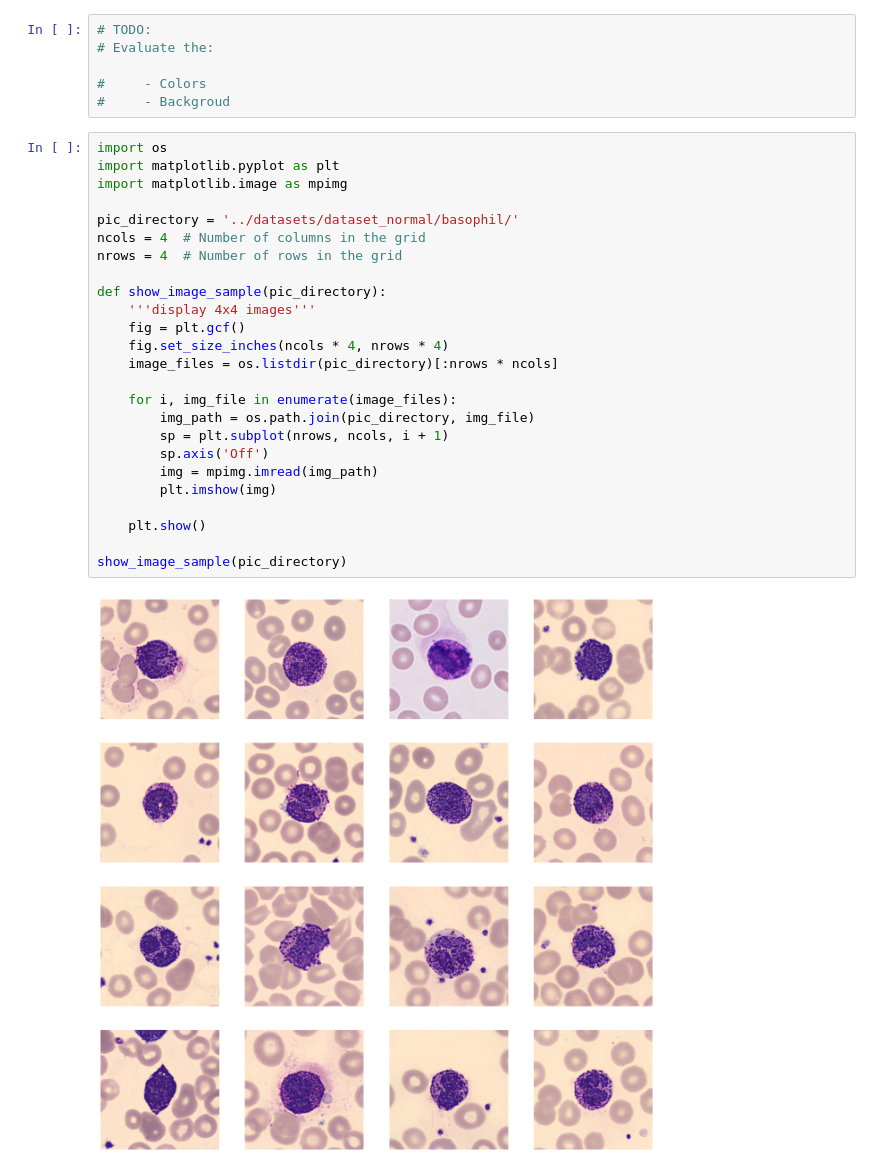
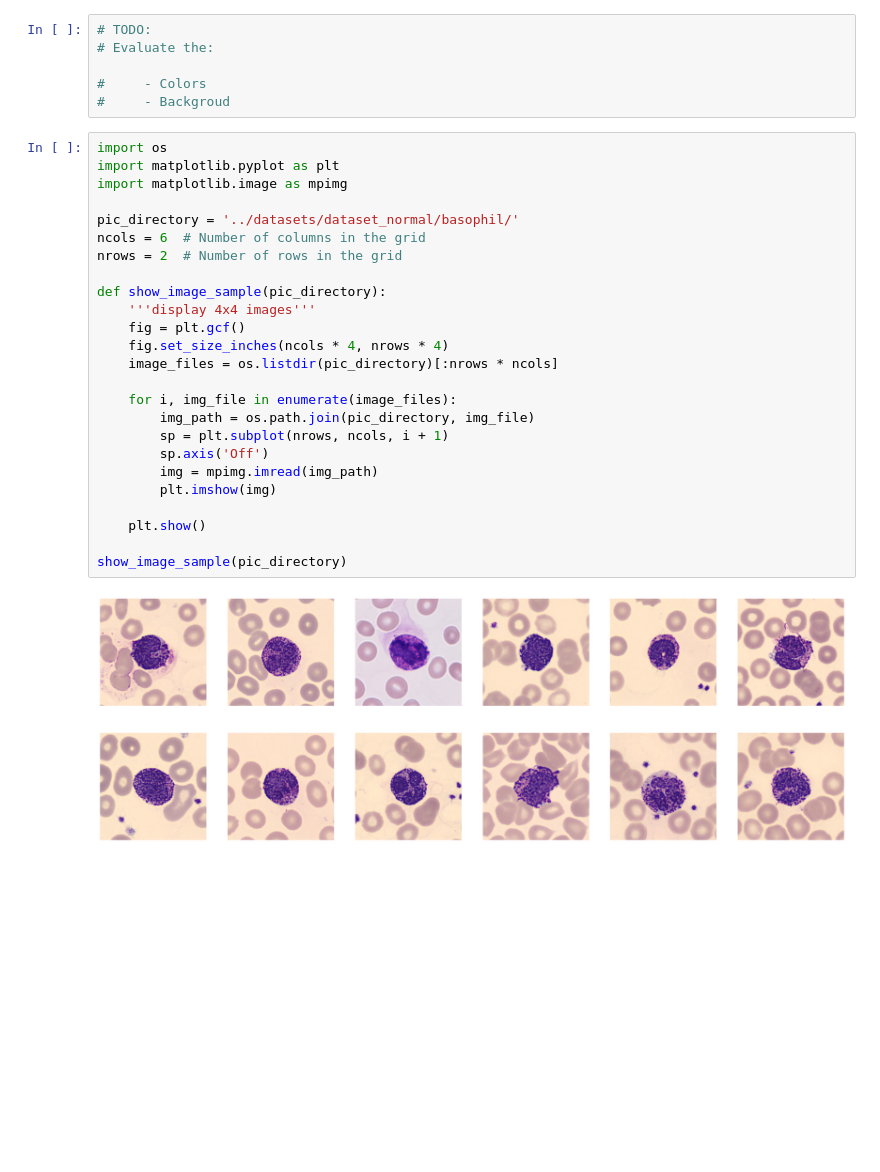
Before and after one commit to ottospiga/blood_cell_classification, a Jupyter notebook: notebooks/01-EDA.ipynb, the cells around one changed output. Cells and saved outputs as stored; diff of their text form; blank space fills up the shorter version.

```diff
--- a/notebooks/01-EDA.ipynb
+++ b/notebooks/01-EDA.ipynb
@@ -219,27 +219,27 @@ As we can see from the result from the code above, we have all files in .jpg
 # %%
 import os
 import matplotlib.pyplot as plt
 import matplotlib.image as mpimg
 
 pic_directory = '../datasets/dataset_normal/basophil/'
-ncols = 4  # Number of columns in the grid
-nrows = 4  # Number of rows in the grid
+ncols = 6  # Number of columns in the grid
+nrows = 2  # Number of rows in the grid
 
 def show_image_sample(pic_directory):
     '''display 4x4 images'''
     fig = plt.gcf()
     fig.set_size_inches(ncols * 4, nrows * 4)
     image_files = os.listdir(pic_directory)[:nrows * ncols]
 
     for i, img_file in enumerate(image_files):
         img_path = os.path.join(pic_directory, img_file)
         sp = plt.subplot(nrows, ncols, i + 1)
         sp.axis('Off')
         img = mpimg.imread(img_path)
         plt.imshow(img)
 
     plt.show()
 
 show_image_sample(pic_directory)
 # %% [output]
-[figure, old version]
+[figure, new version]
```
Also changed, not shown: 2 other files.
